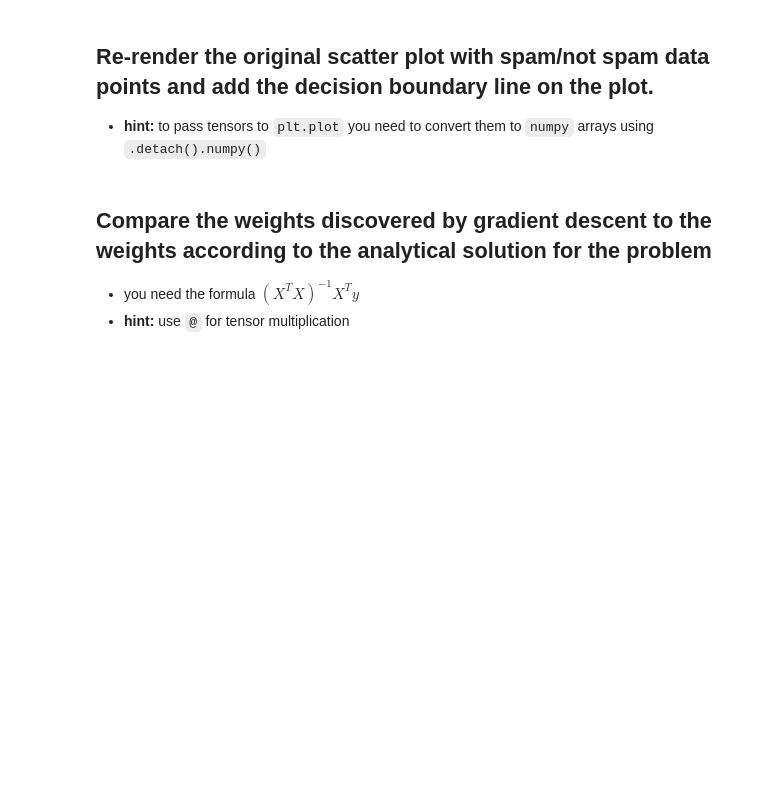
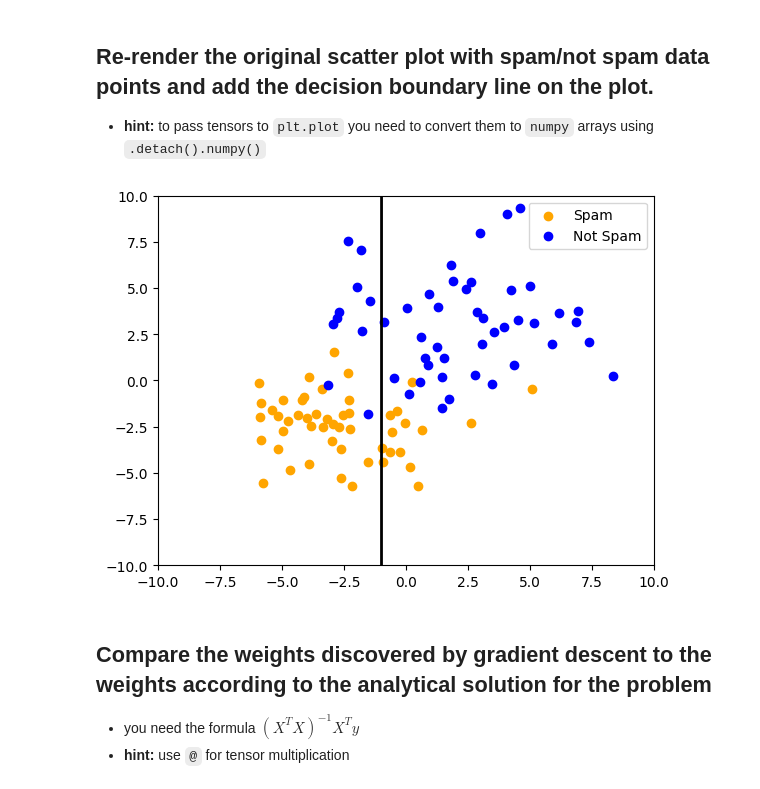
Before and after one commit to parthivz/Fundamentals-of-GenAI-Course-Lab, a Jupyter notebook: PyTorch_4_Exercise_Classifier_nnLinear.ipynb, the cells around one changed output. Drawn from its saved outputs; the diff is of its cells as text; code cells hidden in the pictures; blank space fills up the shorter version.

```diff
--- a/PyTorch_4_Exercise_Classifier_nnLinear.ipynb
+++ b/PyTorch_4_Exercise_Classifier_nnLinear.ipynb
@@ -62,2 +151,8 @@ X.shape
 # %% [markdown]
 ## Implement a `metric` method that takes the model predictions and the actual values and returns the accuracy (i.e. percentage correct) for the predictions.
+# %%
+# Compute accuracy
+def accuracy(y_pred, y_true):
+    return ((y_pred.view(-1) > 0) == (y_true > 0)).float().mean()
+
+print(f"Initial Accuracy: {accuracy(y_pred, y).item():.2%}")
@@ -65,3 +162,29 @@ X.shape
 ## Implement a `for` loop that does 10 iterations of gradient descent, printing out the MSE and the accurary for each iteration
 * **hint:** don't forget to use `zero_grad` function with your model
 * **hint:** update the weights using the `weight.data` attribute of your model
+# %%
+# Learning rate
+lr = 0.1
+
+# Train for 10 iterations
+for epoch in range(10):
+    # Forward pass
+    y_pred = model(X)
+
+    # Compute loss
+    loss = loss_fn(y_pred, y)
+
+    # Compute accuracy
+    acc = accuracy(y_pred, y)
+
+    # Zero gradients
+    model.zero_grad()
+
+    # Backpropagation
+    loss.backward()
+
+    # Update weights manually
+    with pt.no_grad():
+        model.weight.data -= lr * model.weight.grad
+
+    print(f"Epoch {epoch + 1}: MSE = {loss.item():.4f}, Accuracy = {acc.item():.2%}")
@@ -70,15 +204,21 @@ X.shape
 
 * **hint:** to pass tensors to `plt.plot` you need to convert them to `numpy` arrays using `.detach().numpy()`
 # %%
-plt.scatter(Xs[:, 0], Xs[:, 1], color = 'orange');
-plt.scatter(Xns[:, 0], Xns[:, 1], color = 'blue');
+# Plot data points
+plt.scatter(Xs[:, 0], Xs[:, 1], color='orange', label="Spam")
+plt.scatter(Xns[:, 0], Xns[:, 1], color='blue', label="Not Spam")
 
+# Plot decision boundary
 xs = pt.linspace(-8, 8, 100).detach().numpy()
-ys = model.weight.data[0,0].item() * xs + model.weight.data[0, 1].item()
-plt.plot(xs, ys, color = 'black', linewidth = 5)
+ys = model.weight.data[0, 0].item() * xs + model.weight.data[0, 1].item()
+plt.plot(xs, ys, color='black', linewidth=2)
 
 plt.ylim([-10, 10])
 plt.xlim([-10, 10])
+plt.legend()
+plt.show()
+# %% [output]
+[figure, added]
 # %% [markdown]
 ## Compare the weights discovered by gradient descent to the weights according to the analytical solution for the problem
 * you need the formula $ (X^T X)^{-1}X^Ty $
```
Also changed, not shown: parts of 18 cells of this notebook.
